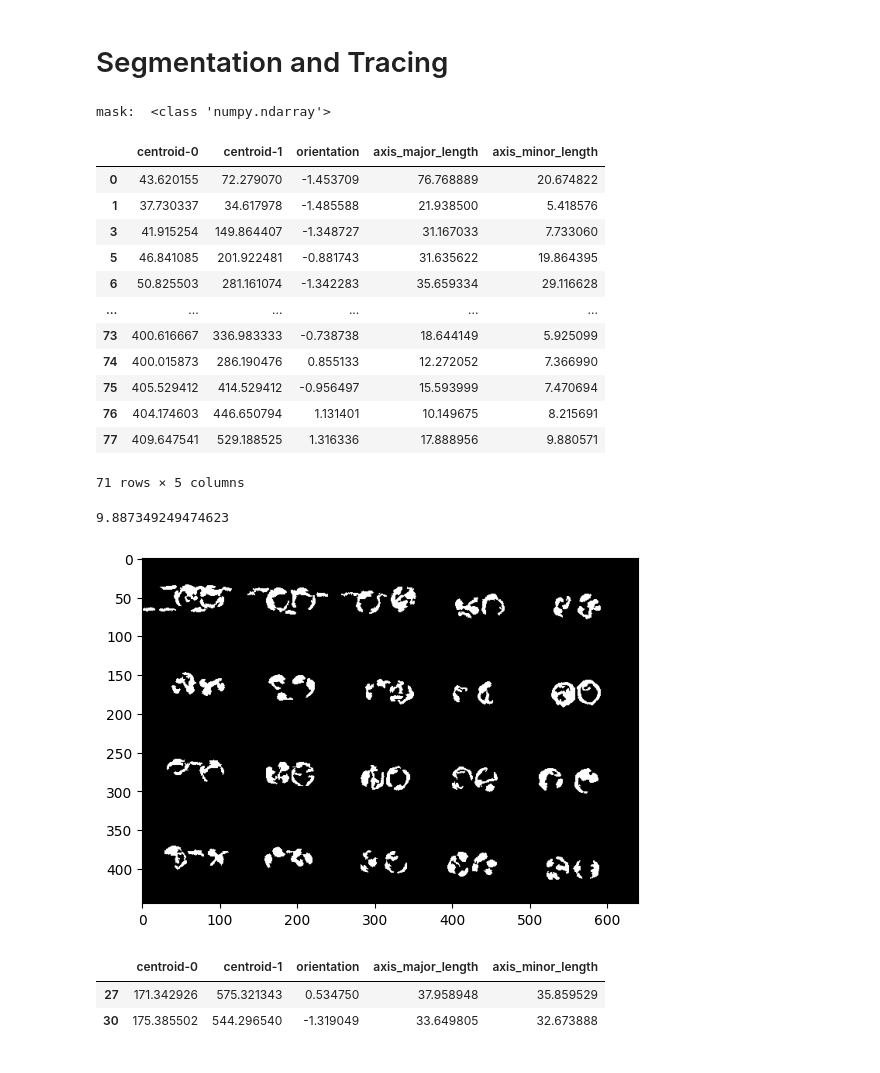
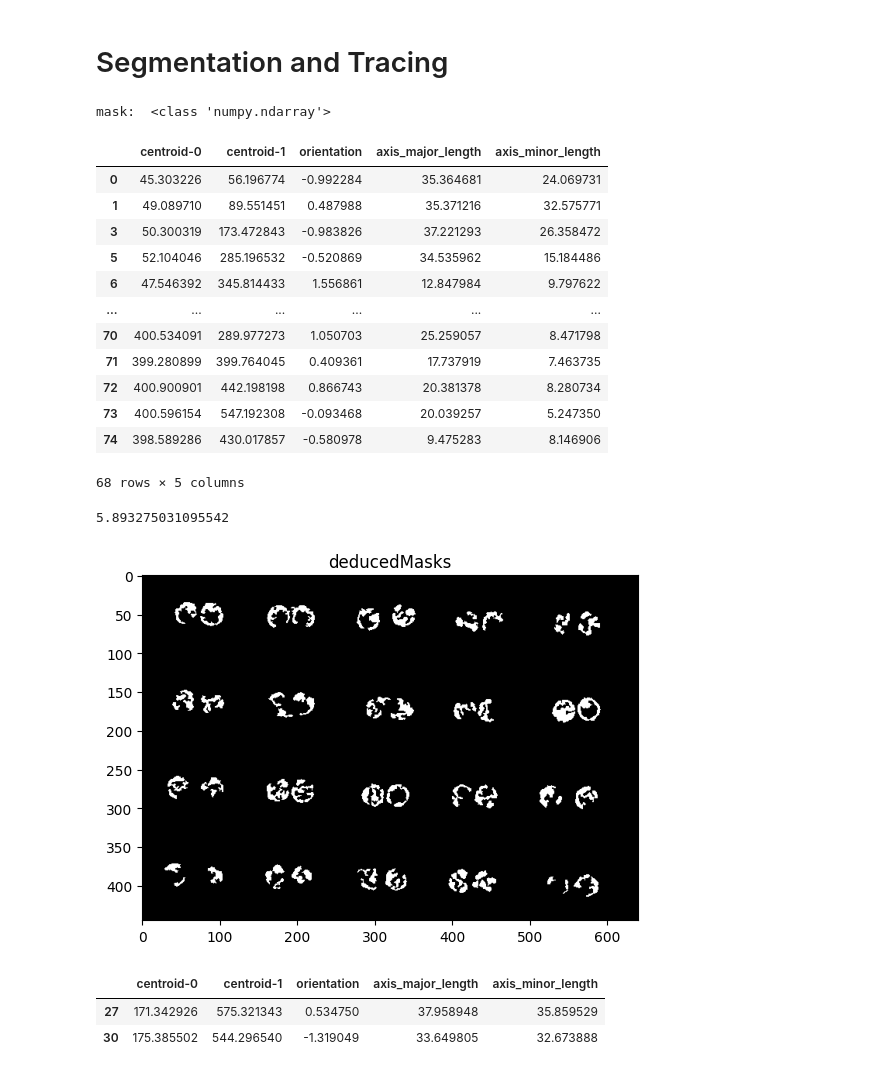
Before and after one commit to TestaVuota/ImageAnalysis, a Jupyter notebook: WilliamIm/detection_ellipse.ipynb, the cells around one changed output. Saved outputs shown, nothing was run; the diff lists cells and outputs as text; code cells hidden in the pictures.

```diff
--- a/WilliamIm/detection_ellipse.ipynb
+++ b/WilliamIm/detection_ellipse.ipynb
@@ -119,6 +119,7 @@ from skimage import feature
 # Generate noisy image of a square
 
 imArrayR = ndi.gaussian_filter(imArrayCrop, 2)
+imArrayR = ndi.gaussian_filter(imArrayCrop, 1)
 plt.imshow(Image.fromarray(imArrayR))
 
 
@@ -345,9 +346,9 @@ properties = ['area', 'eccentricity', 'perimeter', 'intensity_mean']
 # for index in range(1, labels.max()):
 
 indexs, elements = [i for i in range(labels.max())], [2, 4, 8, 18, 19, 20, 59]
-for element in elements:
-    indexs.remove(int(element-1))
-del element
+# for element in elements:
+#     indexs.remove(int(element-1))
+# del element
 # del elements
 
 for index in indexs:
@@ -361,6 +362,18 @@ for index in indexs:
         x=x, y=y, name=label_i,
         mode='lines', fill='toself', showlegend=False,
         hovertemplate=hoverinfo, hoveron='points+fills'))
+fig.update_layout(
+    title="applied mask"
+    # xaxis_title="X Axis Title",
+    # yaxis_title="Y Axis Title",
+    # legend_title="Legend Title",
+    # font=dict(
+    #     family="Courier New, monospace",
+    #     size=18,
+    #     color="RebeccaPurple"
+    # )
+)
+
 
 #======================================================================================#
 import pandas as pd
@@ -383,46 +396,47 @@ ssp = pd.DataFrame(measure.regionprops_table(labels, properties=(
                                                             'orientation',
                                                             'axis_major_length',
                                                             'axis_minor_length'
                                                         ))).drop(elements, axis = 0)
 display(ssp)
 
 # index, prop_name = 8, 'centroid'
 # index, prop_name = 8, 'orientation'
 # index, prop_name = 8, 'axis_major_length'
 index, prop_name = 8, 'axis_minor_length'
 print(getattr(props_[index], prop_name))
 #======================================================================================#
 plotly.io.show(fig)
 fig.write_image("plotly.png")
 fig.write_image("plotly.pdf")
 fig.write_html("deducedMasks.html")
+plt.title('deducedMasks')
 plt.savefig('deducedMasks.pdf')
 plt.savefig('deducedMasks.png')
 
 # import kaleido
 # fig.write_image('file.png')
 # import pdfkit
 
 # savePath = r'C:\Users\nicolas.casteleyn\Documents\ImageAnalysis\WilliamIm'
 
 # pdfkit.from_file(os.path.join(savePath,'file.html'),os.path.join(savePath,'file.pdf'))
 # %% [output]
 mask:  <class 'numpy.ndarray'>
 |  | centroid-0 | centroid-1 | orientation | axis_major_length | axis_minor_length |
-| 0 | 43.620155 | 72.279070 | -1.453709 | 76.768889 | 20.674822 |
-| 1 | 37.730337 | 34.617978 | -1.485588 | 21.938500 | 5.418576 |
-| 3 | 41.915254 | 149.864407 | -1.348727 | 31.167033 | 7.733060 |
-| 5 | 46.841085 | 201.922481 | -0.881743 | 31.635622 | 19.864395 |
-| 6 | 50.825503 | 281.161074 | -1.342283 | 35.659334 | 29.116628 |
+| 0 | 45.303226 | 56.196774 | -0.992284 | 35.364681 | 24.069731 |
+| 1 | 49.089710 | 89.551451 | 0.487988 | 35.371216 | 32.575771 |
+| 3 | 50.300319 | 173.472843 | -0.983826 | 37.221293 | 26.358472 |
+| 5 | 52.104046 | 285.196532 | -0.520869 | 34.535962 | 15.184486 |
+| 6 | 47.546392 | 345.814433 | 1.556861 | 12.847984 | 9.797622 |
 | ... | ... | ... | ... | ... | ... |
-| 73 | 400.616667 | 336.983333 | -0.738738 | 18.644149 | 5.925099 |
-| 74 | 400.015873 | 286.190476 | 0.855133 | 12.272052 | 7.366990 |
-| 75 | 405.529412 | 414.529412 | -0.956497 | 15.593999 | 7.470694 |
-| 76 | 404.174603 | 446.650794 | 1.131401 | 10.149675 | 8.215691 |
-| 77 | 409.647541 | 529.188525 | 1.316336 | 17.888956 | 9.880571 |
+| 70 | 400.534091 | 289.977273 | 1.050703 | 25.259057 | 8.471798 |
+| 71 | 399.280899 | 399.764045 | 0.409361 | 17.737919 | 7.463735 |
+| 72 | 400.900901 | 442.198198 | 0.866743 | 20.381378 | 8.280734 |
+| 73 | 400.596154 | 547.192308 | -0.093468 | 20.039257 | 5.247350 |
+| 74 | 398.589286 | 430.017857 | -0.580978 | 9.475283 | 8.146906 |
-71 rows × 5 columns
+68 rows × 5 columns
-9.887349249474623
+5.893275031095542
-[figure, old version]
+[figure, new version]
 # %%
 
 selectedDisks = [28, 31]
```
Also changed, not shown: parts of 1 cell of this notebook, 8 other files.
